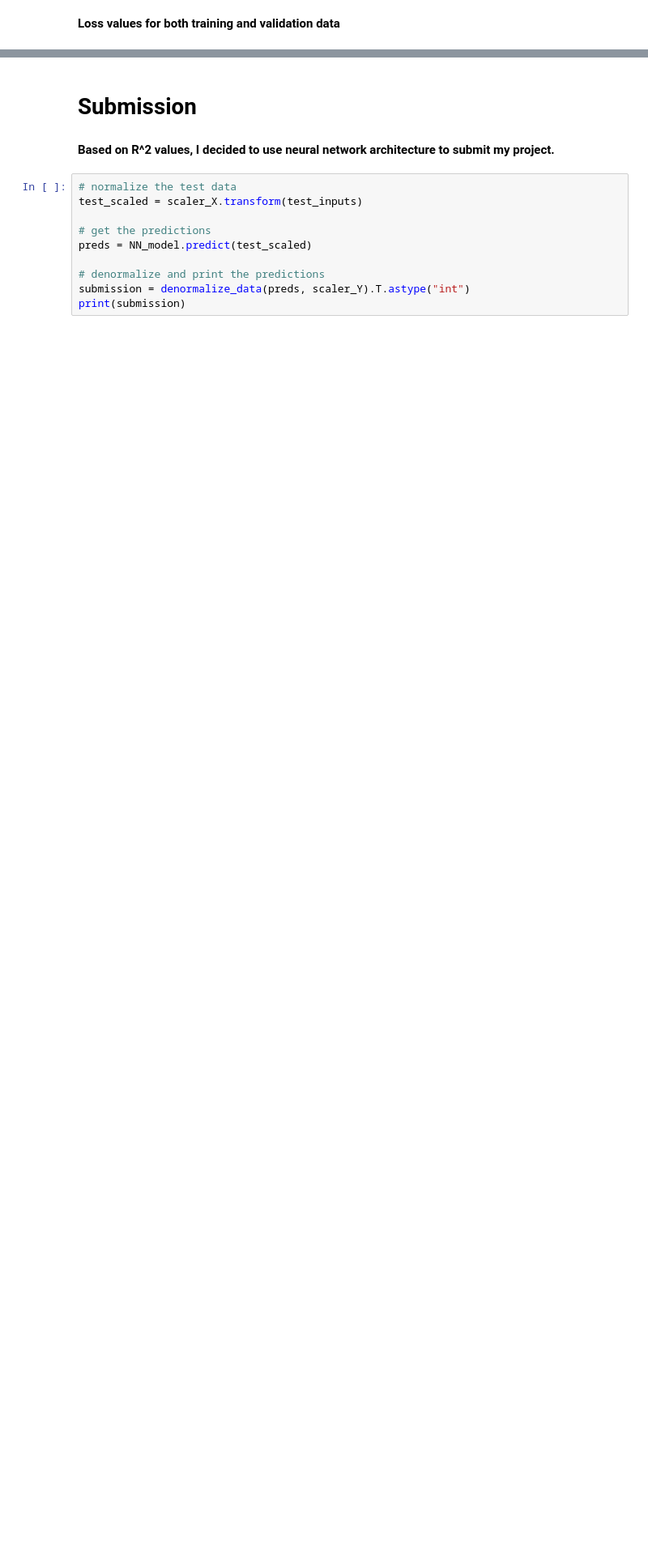
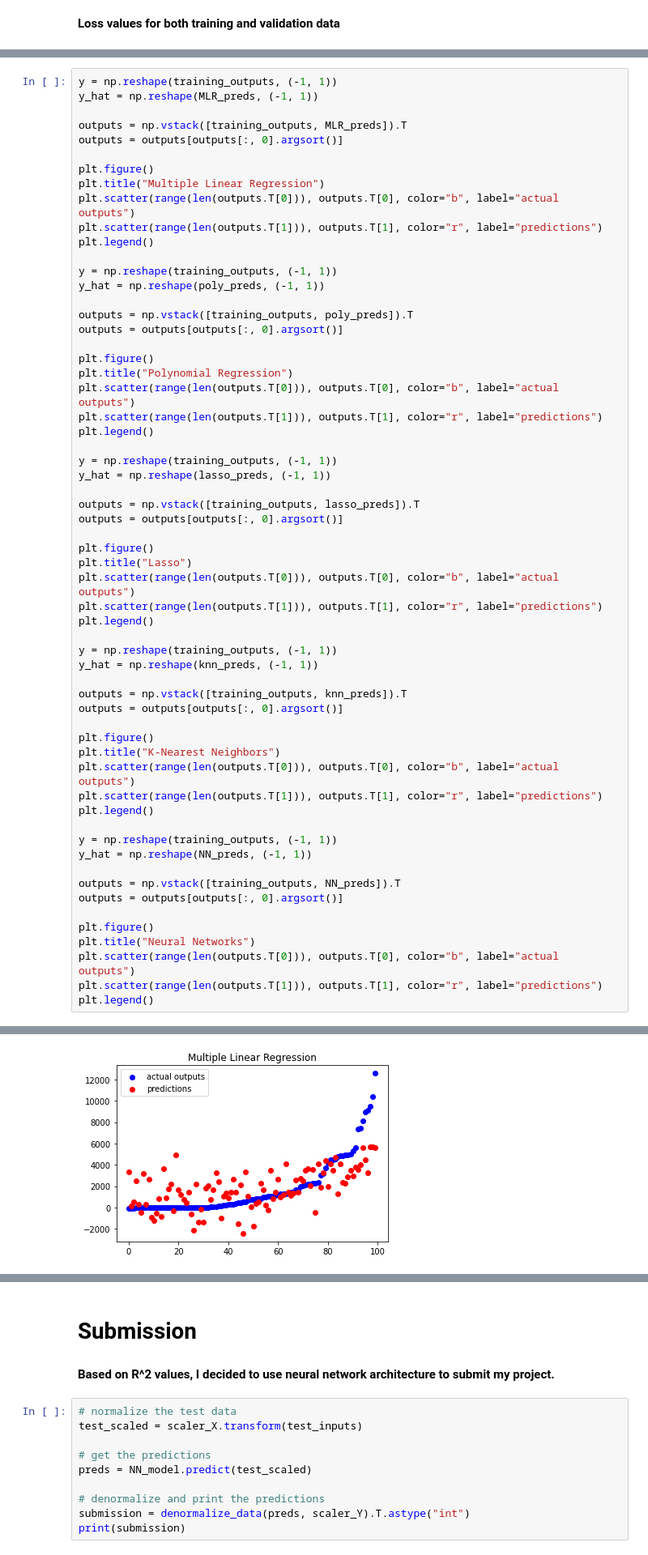
Before and after one commit to halilyaman/atlas-machine-learning, a Jupyter notebook: CE475_project.ipynb, the cells around one changed output, grey strips where cells are left out. Shown at 81% size. Drawn from its saved outputs; the diff is of its cells as text; blank space fills up the shorter version.

```diff
--- a/CE475_project.ipynb
+++ b/CE475_project.ipynb
@@ -666,0 +669,61 @@ plot_result(NN_preds, training_outputs)
+# %%
+y = np.reshape(training_outputs, (-1, 1))
+y_hat = np.reshape(MLR_preds, (-1, 1))
+
+outputs = np.vstack([training_outputs, MLR_preds]).T
+outputs = outputs[outputs[:, 0].argsort()]
+
+plt.figure()
+plt.title("Multiple Linear Regression")
+plt.scatter(range(len(outputs.T[0])), outputs.T[0], color="b", label="actual outputs")
+plt.scatter(range(len(outputs.T[1])), outputs.T[1], color="r", label="predictions")
+plt.legend()
+
+y = np.reshape(training_outputs, (-1, 1))
+y_hat = np.reshape(poly_preds, (-1, 1))
+
+outputs = np.vstack([training_outputs, poly_preds]).T
+outputs = outputs[outputs[:, 0].argsort()]
+
+plt.figure()
+plt.title("Polynomial Regression")
+plt.scatter(range(len(outputs.T[0])), outputs.T[0], color="b", label="actual outputs")
+plt.scatter(range(len(outputs.T[1])), outputs.T[1], color="r", label="predictions")
+plt.legend()
+
+y = np.reshape(training_outputs, (-1, 1))
+y_hat = np.reshape(lasso_preds, (-1, 1))
+
+outputs = np.vstack([training_outputs, lasso_preds]).T
+outputs = outputs[outputs[:, 0].argsort()]
+
+plt.figure()
+plt.title("Lasso")
+plt.scatter(range(len(outputs.T[0])), outputs.T[0], color="b", label="actual outputs")
+plt.scatter(range(len(outputs.T[1])), outputs.T[1], color="r", label="predictions")
+plt.legend()
+
+y = np.reshape(training_outputs, (-1, 1))
+y_hat = np.reshape(knn_preds, (-1, 1))
+
+outputs = np.vstack([training_outputs, knn_preds]).T
+outputs = outputs[outputs[:, 0].argsort()]
+
+plt.figure()
+plt.title("K-Nearest Neighbors")
+plt.scatter(range(len(outputs.T[0])), outputs.T[0], color="b", label="actual outputs")
+plt.scatter(range(len(outputs.T[1])), outputs.T[1], color="r", label="predictions")
+plt.legend()
+
+y = np.reshape(training_outputs, (-1, 1))
+y_hat = np.reshape(NN_preds, (-1, 1))
+
+outputs = np.vstack([training_outputs, NN_preds]).T
+outputs = outputs[outputs[:, 0].argsort()]
+
+plt.figure()
+plt.title("Neural Networks")
+plt.scatter(range(len(outputs.T[0])), outputs.T[0], color="b", label="actual outputs")
+plt.scatter(range(len(outputs.T[1])), outputs.T[1], color="r", label="predictions")
+plt.legend()
+# %% [output]
@@ -666,0 +731 @@ plot_result(NN_preds, training_outputs)
+[figure, added]
```
Also changed, not shown: parts of 11 cells of this notebook.
